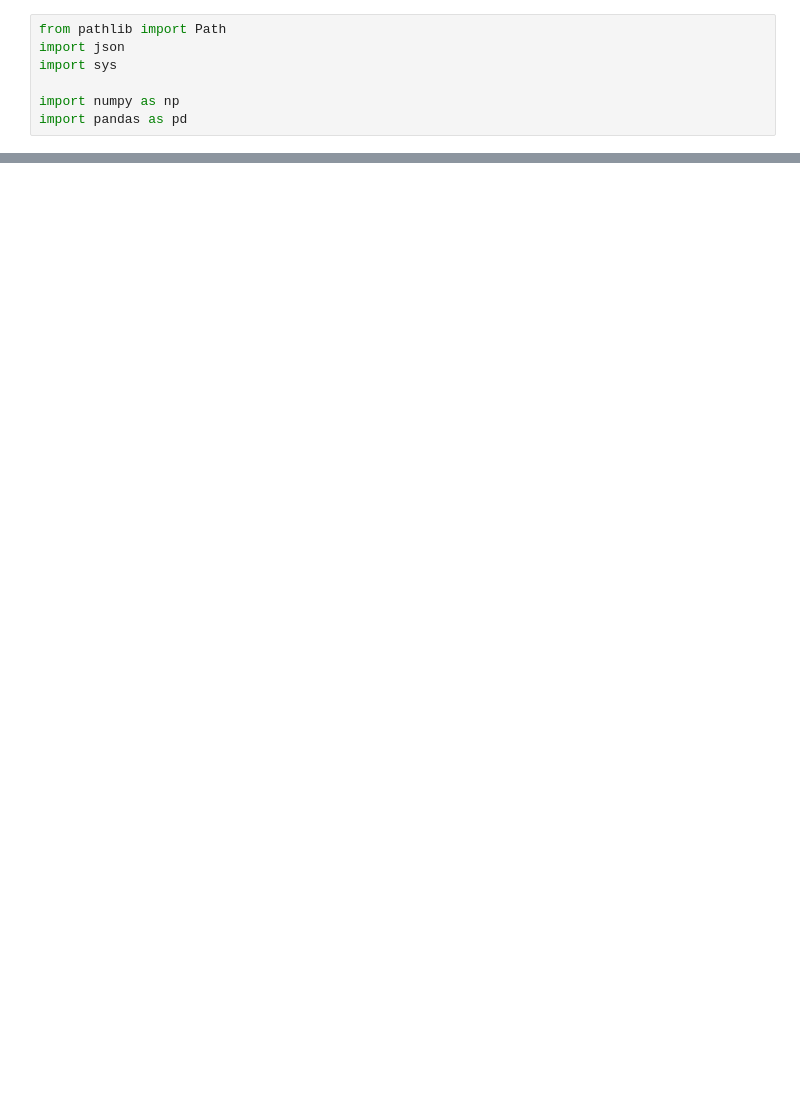
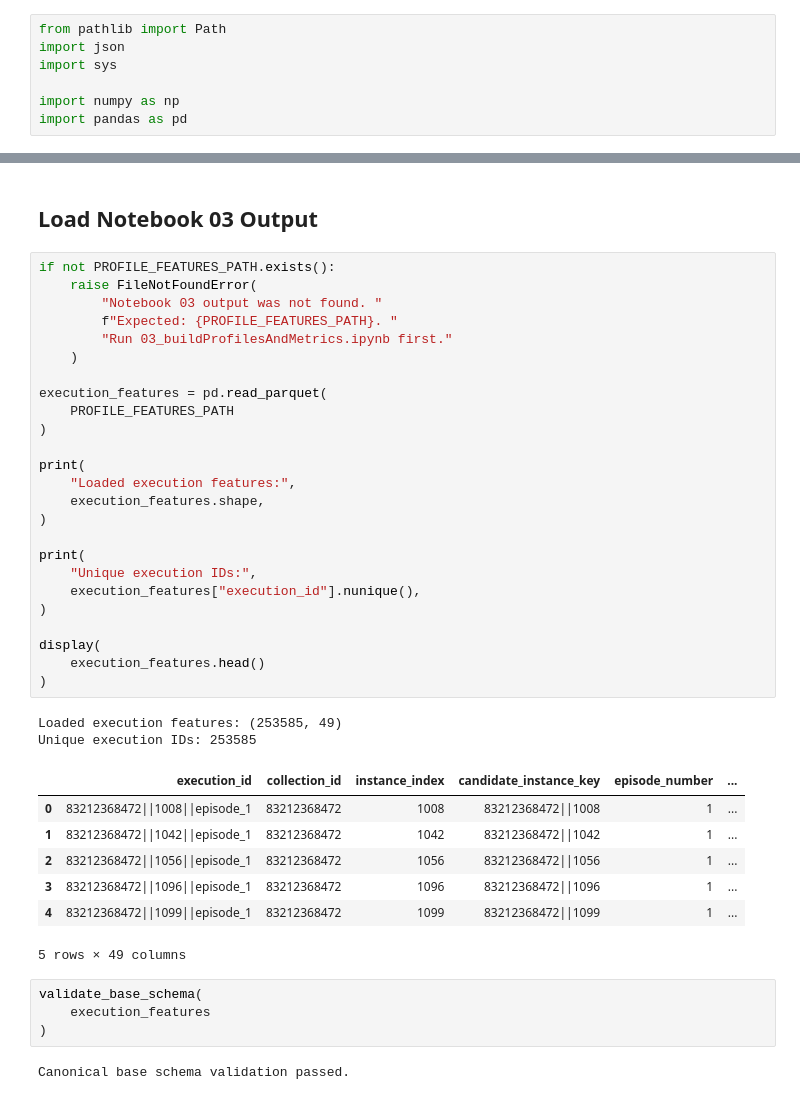
Before and after one commit to sonalilonkar1/masters-project, a Jupyter notebook: pipelines/google_subset/04_splitAndBaselines.ipynb, the cells around one changed output, grey strips where cells are left out. Drawn from its saved outputs; the diff is of its cells as text; blank space fills up the shorter version.

Commit message:
Added notebook 04

```diff
--- a/pipelines/google_subset/04_splitAndBaselines.ipynb
+++ b/pipelines/google_subset/04_splitAndBaselines.ipynb
@@ -323,0 +185,43 @@ print(
+# %% [markdown]
+## Load Notebook 03 Output
+# %%
+if not PROFILE_FEATURES_PATH.exists():
+    raise FileNotFoundError(
+        "Notebook 03 output was not found. "
+        f"Expected: {PROFILE_FEATURES_PATH}. "
+        "Run 03_buildProfilesAndMetrics.ipynb first."
+    )
+
+execution_features = pd.read_parquet(
+    PROFILE_FEATURES_PATH
+)
+
+print(
+    "Loaded execution features:",
+    execution_features.shape,
+)
+
+print(
+    "Unique execution IDs:",
+    execution_features["execution_id"].nunique(),
+)
+
+display(
+    execution_features.head()
+)
+# %% [output]
+Loaded execution features: (253585, 49)
+Unique execution IDs: 253585
+|  | execution_id | collection_id | instance_index | candidate_instance_key | episode_number | ... |
+| 0 | 83212368472||1008||episode_1 | 83212368472 | 1008 | 83212368472||1008 | 1 | ... |
+| 1 | 83212368472||1042||episode_1 | 83212368472 | 1042 | 83212368472||1042 | 1 | ... |
+| 2 | 83212368472||1056||episode_1 | 83212368472 | 1056 | 83212368472||1056 | 1 | ... |
+| 3 | 83212368472||1096||episode_1 | 83212368472 | 1096 | 83212368472||1096 | 1 | ... |
+| 4 | 83212368472||1099||episode_1 | 83212368472 | 1099 | 83212368472||1099 | 1 | ... |
+5 rows × 49 columns
+# %%
+validate_base_schema(
+    execution_features
+)
+# %% [output]
+Canonical base schema validation passed.
```
Also changed, not shown: parts of 59 cells of this notebook, 2 other files.
